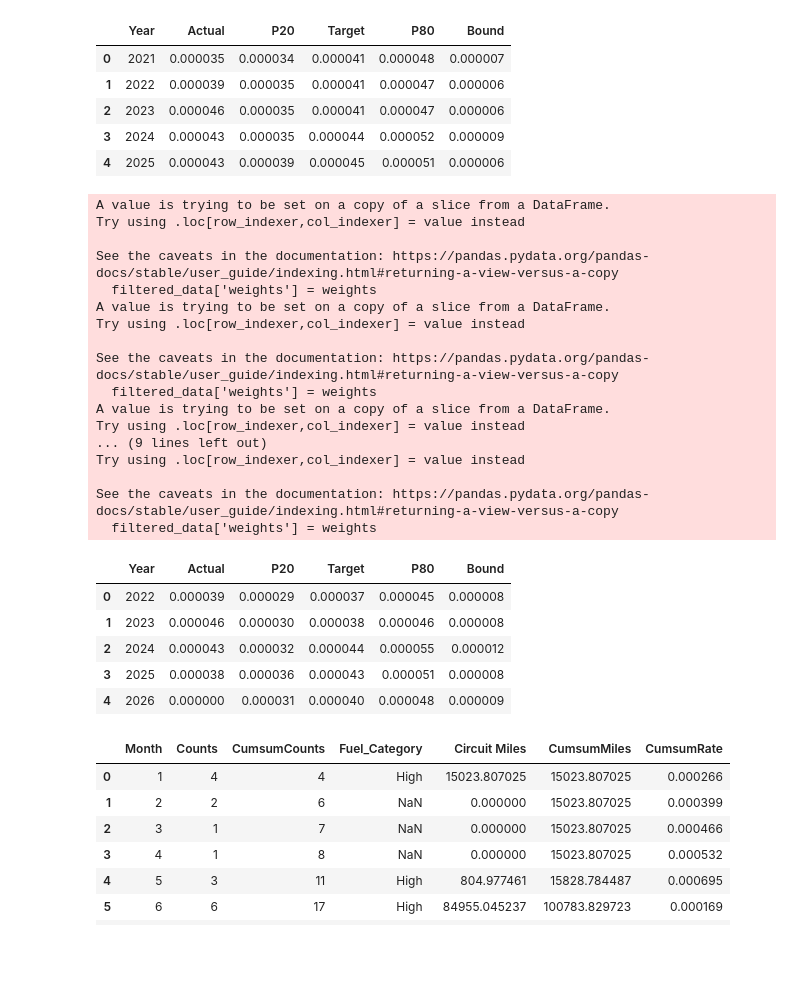
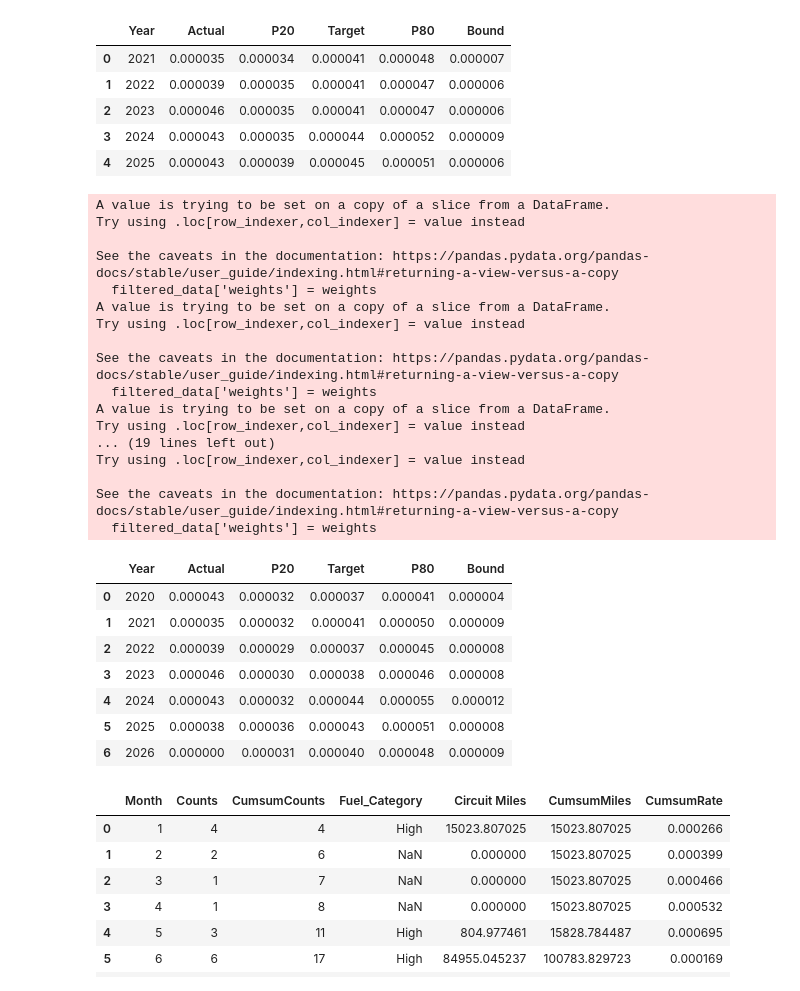
Before and after one commit to charliet202020/Ignition-Goal-Setting-Github, a Jupyter notebook: Circuit_Level_Analysis_Distribution_Only.ipynb, the cells around one changed output. Cells and saved outputs as stored; diff of their text form; code cells hidden in the pictures; blank space fills up the shorter version.

```diff
--- a/Circuit_Level_Analysis_Distribution_Only.ipynb
+++ b/Circuit_Level_Analysis_Distribution_Only.ipynb
@@ -431,7 +431,7 @@ np.float64(6.0011820782692335e-06)
 # %%
 # create a result table
 table = []
-for yr in range(2022, 2027):
+for yr in range(2020, 2027):
     start, end = yr-3, yr-1
     # filter the data for the last 5 years
     filtered_data = res_df[(res_df['Year'] >= start) & (res_df['Year'] <= end)]
@@ -454,39 +454,41 @@ for yr in range(2022, 2027):
     # append the result to the table
     table.append({
         'Year': yr,
         'Actual': actual[0],
         'P20': p20,
         'Target': target,
         'P80': p80,
         'Bound': bound
     })
 # convert the table to a DataFrame
 result_table = pd.DataFrame(table)
 result_table
 # %% [output]
 A value is trying to be set on a copy of a slice from a DataFrame.
 Try using .loc[row_indexer,col_indexer] = value instead
 
 See the caveats in the documentation: https://pandas.pydata.org/pandas-docs/stable/user_guide/indexing.html#returning-a-view-versus-a-copy
   filtered_data['weights'] = weights
 A value is trying to be set on a copy of a slice from a DataFrame.
 Try using .loc[row_indexer,col_indexer] = value instead
 
 See the caveats in the documentation: https://pandas.pydata.org/pandas-docs/stable/user_guide/indexing.html#returning-a-view-versus-a-copy
   filtered_data['weights'] = weights
 A value is trying to be set on a copy of a slice from a DataFrame.
 Try using .loc[row_indexer,col_indexer] = value instead
-... (9 lines left out)
+... (19 lines left out)
 Try using .loc[row_indexer,col_indexer] = value instead
 
 See the caveats in the documentation: https://pandas.pydata.org/pandas-docs/stable/user_guide/indexing.html#returning-a-view-versus-a-copy
   filtered_data['weights'] = weights
 |  | Year | Actual | P20 | Target | P80 | Bound |
-| 0 | 2022 | 0.000039 | 0.000029 | 0.000037 | 0.000045 | 0.000008 |
-| 1 | 2023 | 0.000046 | 0.000030 | 0.000038 | 0.000046 | 0.000008 |
-| 2 | 2024 | 0.000043 | 0.000032 | 0.000044 | 0.000055 | 0.000012 |
-| 3 | 2025 | 0.000038 | 0.000036 | 0.000043 | 0.000051 | 0.000008 |
-| 4 | 2026 | 0.000000 | 0.000031 | 0.000040 | 0.000048 | 0.000009 |
+| 0 | 2020 | 0.000043 | 0.000032 | 0.000037 | 0.000041 | 0.000004 |
+| 1 | 2021 | 0.000035 | 0.000032 | 0.000041 | 0.000050 | 0.000009 |
+| 2 | 2022 | 0.000039 | 0.000029 | 0.000037 | 0.000045 | 0.000008 |
+| 3 | 2023 | 0.000046 | 0.000030 | 0.000038 | 0.000046 | 0.000008 |
+| 4 | 2024 | 0.000043 | 0.000032 | 0.000044 | 0.000055 | 0.000012 |
+| 5 | 2025 | 0.000038 | 0.000036 | 0.000043 | 0.000051 | 0.000008 |
+| 6 | 2026 | 0.000000 | 0.000031 | 0.000040 | 0.000048 | 0.000009 |
 # %%
 # save res_df and result_table to an excel file
 res_df.to_excel(f"//sce.eix.com/workgroup/SPE_DSA/Charles/IgnitionGoalSettingOutput/Circuit_Level_Ignition_Rate_Dashboard.xlsx", index=False)
```
